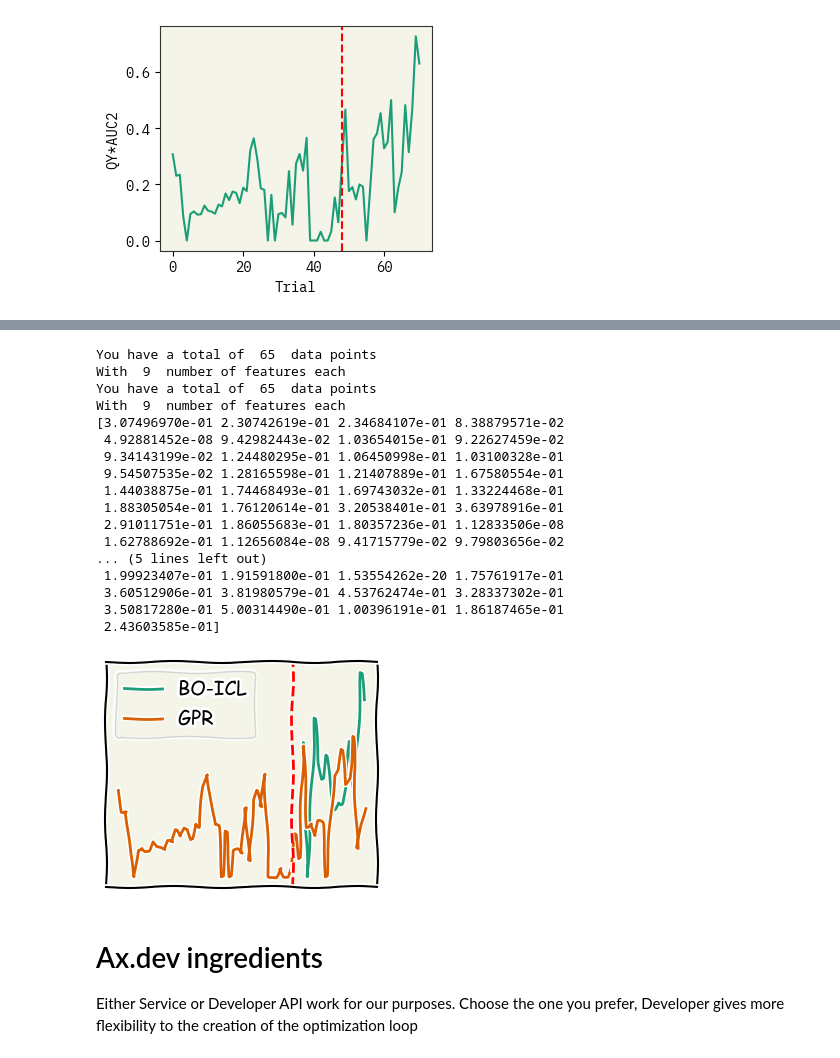
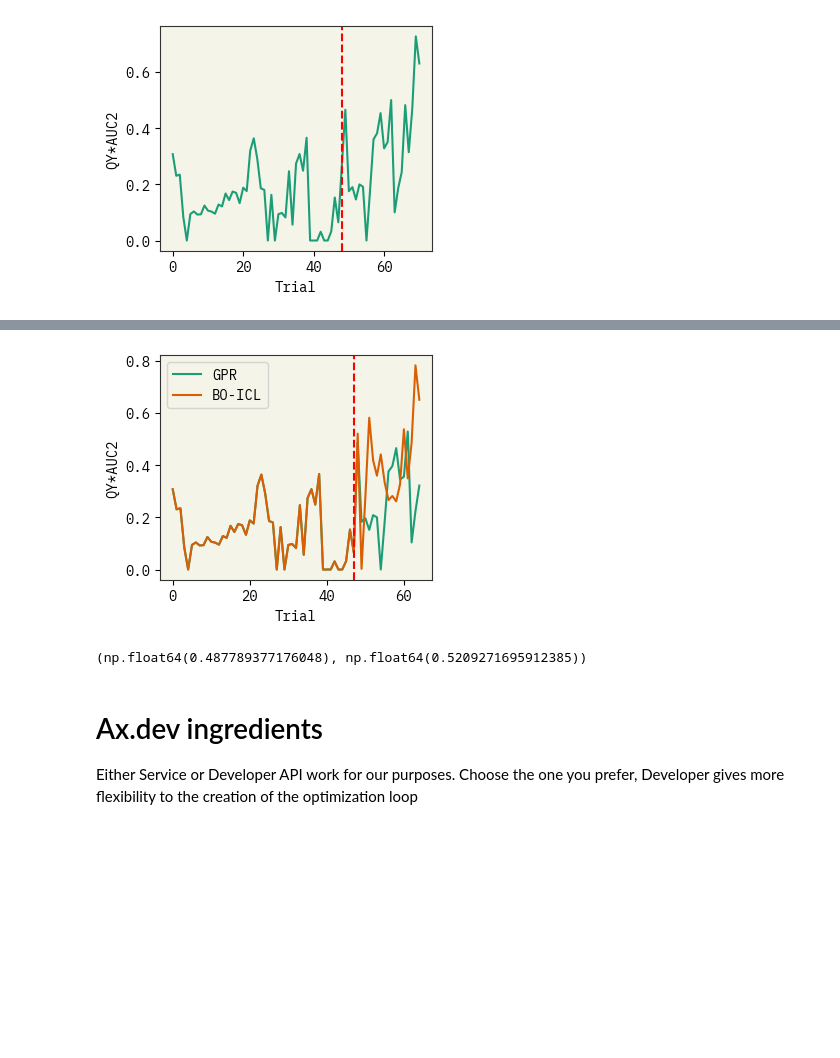
Before and after one commit to maykcaldas/BioNano-DOE, a Jupyter notebook: AgML/BOOptimizationwAx.ipynb, the cells around one changed output, grey strips where cells are left out. Saved outputs shown, nothing was run; the diff lists cells and outputs as text; code cells hidden in the pictures; blank space fills up the shorter version.

```diff
--- a/AgML/BOOptimizationwAx.ipynb
+++ b/AgML/BOOptimizationwAx.ipynb
@@ -132,7 +132,7 @@ Text(0.5, 0, 'Trial')
 [figure]
 # %%
 
-NAME_OF_FILE_GPR = '/Users/jorgemedina/DOEFinal/DOE/AgML/Data/modified_featuresforBO_corrected_onlyJ.csv'
+NAME_OF_FILE_GPR = '/Users/jorgemedina/BioNano-DOE/AgML/Data/modified_featuresforBO_corrected_onlyJ.csv'
 mod_dataset_only_J = pd.read_csv(NAME_OF_FILE_GPR, index_col=0)
 modified_features_onlyj = mod_dataset_only_J.iloc[:,0:9] #the first ones are the features, the last one is the label
 train_final_label_onlyj = mod_dataset_only_J.iloc[:,9]
@@ -144,7 +144,7 @@ print("You have a total of ", len(modified_features_onlyj), " data points")
 print("With ", len(modified_features_onlyj.columns), " number of features each")
 #print(" and ", len() , " label(s) each") # In theory you could want to do multi-objective optimization
 
-NAME_OF_FILE_NLP = '/Users/jorgemedina/DOEFinal/DOE/AgML/Data/modified_featuresforBO_corrected_onlyM.csv'
+NAME_OF_FILE_NLP = '/Users/jorgemedina/BioNano-DOE/AgML/Data/modified_featuresforBO_corrected_onlyM.csv'
 mod_dataset_only_NLP = pd.read_csv(NAME_OF_FILE_NLP, index_col=0)
 modified_features_onlyNLP = mod_dataset_only_NLP.iloc[:,0:9] #the first ones are the features, the last one is the label
 train_final_label_onlyNLP = mod_dataset_only_NLP.iloc[:,9]
@@ -157,28 +157,31 @@ print("With ", len(modified_features_onlyNLP.columns), " number of features each
 #print(" and ", len() , " label(s) each") # In theory you could want to do multi-objective optimization
 
 
-print(train_final_label_onlyj.to_numpy())
-with plt.xkcd():
-    plt.plot(train_final_label_onlyNLP.to_numpy(),label='BO-ICL')
-    plt.plot(train_final_label_onlyj.to_numpy(),label='GPR')
-    #add a vertical line at trial 49
-    plt.axvline(x=45, color='r', linestyle='--')
-    #remove ticks
-    plt.xticks([])
-    plt.yticks([])
+# print(train_final_label_onlyj.to_numpy())
+# with plt.xkcd():
+#     plt.plot(train_final_label_onlyNLP.to_numpy(),label='BO-ICL')
+#     plt.plot(train_final_label_onlyj.to_numpy(),label='GPR')
+#     #add a vertical line at trial 49
+#     plt.axvline(x=45, color='r', linestyle='--')
+#     #remove ticks
+#     plt.xticks([])
+#     plt.yticks([])
 
-    plt.legend()
-    plt.show()
+#     plt.legend()
+#     plt.show()
 ############################################################################################################
-# plt.plot(train_final_label_onlyj,label='GPR')
-# plt.plot(train_final_label_onlyNLP,label='BO-ICL')
-# #add a vertical line at trial 49
-# plt.axvline(x=45, color='r', linestyle='--')
-# plt.ylabel('QY*AUC2')
-# plt.xlabel('Trial')
+plt.plot(train_final_label_onlyj,label='GPR')
+plt.plot(train_final_label_onlyNLP,label='BO-ICL')
+#add a vertical line at trial 49
+plt.axvline(x=47, color='r', linestyle='--')
+plt.ylabel('QY*AUC2')
+plt.xlabel('Trial')
 # plt.title("BO-ICL vs GPR")
-# plt.legend()
-# plt.show()
+
+#add grid
+# plt.grid()
+plt.legend()
+plt.show()
 
 
 # modified_features.head() # What are the columns? That might be good to have it in the .csv file
@@ -203,21 +193,8 @@ findfont: Font family 'Comic Neue' not found.
-You have a total of  65  data points
-With  9  number of features each
-You have a total of  65  data points
-With  9  number of features each
-[3.07496970e-01 2.30742619e-01 2.34684107e-01 8.38879571e-02
- 4.92881452e-08 9.42982443e-02 1.03654015e-01 9.22627459e-02
- 9.34143199e-02 1.24480295e-01 1.06450998e-01 1.03100328e-01
- 9.54507535e-02 1.28165598e-01 1.21407889e-01 1.67580554e-01
- 1.44038875e-01 1.74468493e-01 1.69743032e-01 1.33224468e-01
- 1.88305054e-01 1.76120614e-01 3.20538401e-01 3.63978916e-01
- 2.91011751e-01 1.86055683e-01 1.80357236e-01 1.12833506e-08
- 1.62788692e-01 1.12656084e-08 9.41715779e-02 9.79803656e-02
-... (5 lines left out)
- 1.99923407e-01 1.91591800e-01 1.53554262e-20 1.75761917e-01
- 3.60512906e-01 3.81980579e-01 4.53762474e-01 3.28337302e-01
- 3.50817280e-01 5.00314490e-01 1.00396191e-01 1.86187465e-01
- 2.43603585e-01]
-[figure, old version]
+[figure, new version]
+# %%
+train_final_label_onlyj[48], train_final_label_onlyNLP[48]
+# %% [output]
+(np.float64(0.487789377176048), np.float64(0.5209271695912385))
 # %%
 ### This is how i figure base on a lot of conversation and trial and error that you can
 ### initialize your model classes for use with Ax.dev framework. (e.g. speficying the likelihood directly in the __init__)
```
Also changed, not shown: parts of 1 cell of this notebook.
